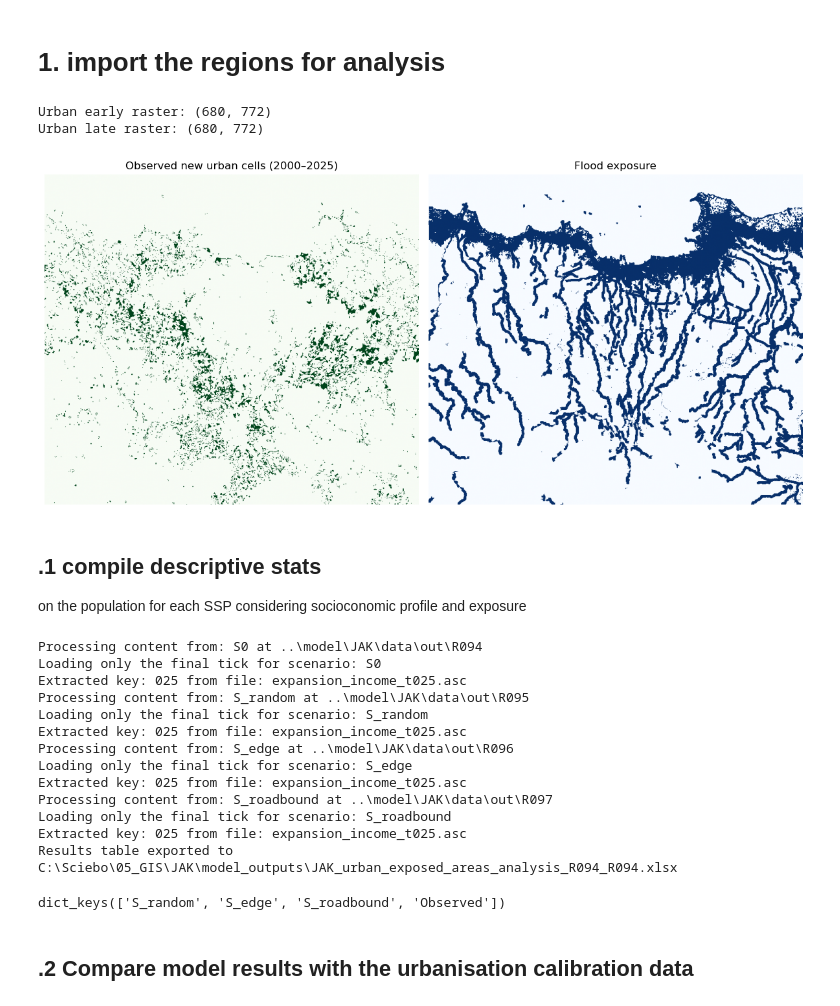
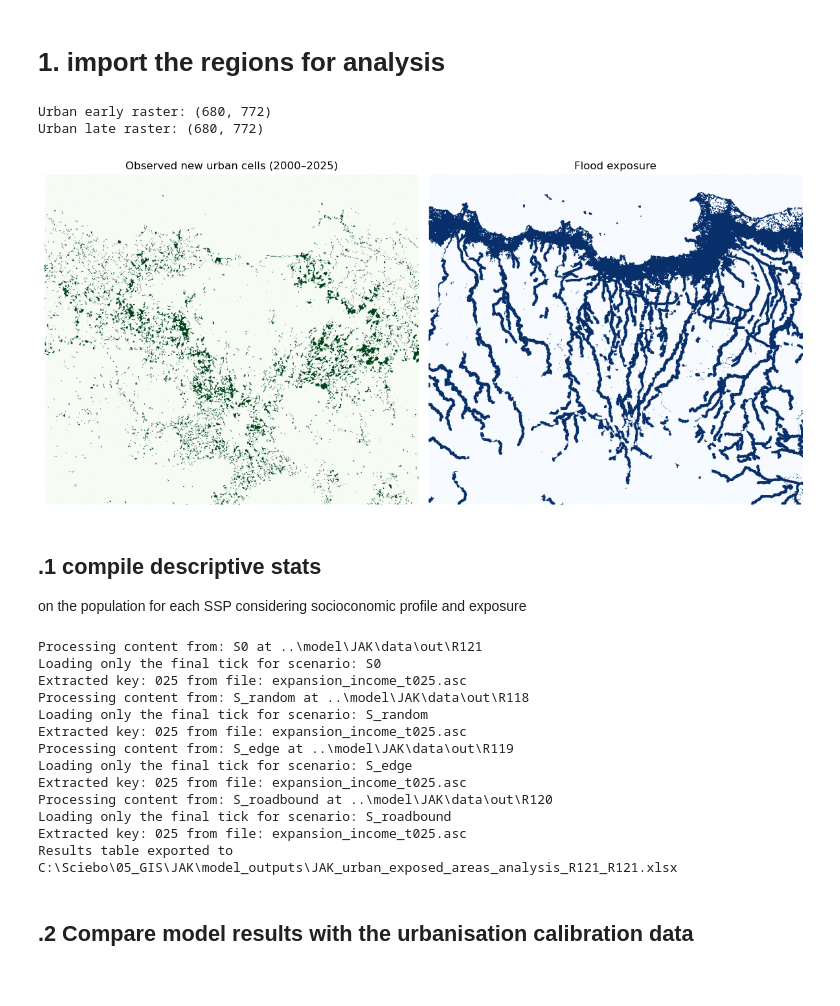
Before and after one commit to alexandrepereiraarq/TI-City-Model, a Jupyter notebook: notebooks/ti_city_10_output analysis.ipynb, the cells around one changed output. Cells and saved outputs as stored; diff of their text form; code cells hidden in the pictures.

```diff
--- a/notebooks/ti_city_10_output analysis.ipynb
+++ b/notebooks/ti_city_10_output analysis.ipynb
@@ -361,42 +361,47 @@ with rasterio.open(exposure_areas_path,'r') as src:
 # early = first year of calibration period calibration_years[0]
 # late = last year of calibration period calibration_years[1]
 
-urban_early_file = case_city + f'_URB_urbanisation_{calibration_years[0]}_GHSL_150m.tif'
-urban_early_path = model_inputs_150m_path / urban_early_file
+#urban_early_file = case_city + f'_URB_urbanisation_{calibration_years[0]}_GHSL_150m.tif'
+#urban_early_path = model_inputs_150m_path / urban_early_file
+
+urban_early_path = ti_city_ascii_path / 'urban_early.asc'
+
 with rasterio.open(urban_early_path,'r') as src:
     urban_early_raster = src.read(1)
     urban_early_raster_meta = src.meta
 print('Urban early raster:', urban_early_raster.shape)
 
-urban_late_file = case_city + f'_URB_urbanisation_{calibration_years[1]}_GHSL_150m.tif'
-urban_late_path = model_inputs_150m_path / urban_late_file
+#urban_late_file = case_city + f'_URB_urbanisation_{calibration_years[1]}_GHSL_150m.tif'
+#urban_late_path = model_inputs_150m_path / urban_late_file
+urban_late_path = ti_city_ascii_path / 'urban_late.asc'
+
 with rasterio.open(urban_late_path,'r') as src:
     urban_late_raster = src.read(1)
     urban_late_raster_meta = src.meta
 print('Urban late raster:', urban_late_raster.shape)
 
 # Extract observed new-urban cells (2000-2025) on the 150 m AOI grid
 new_cells_observed = observed_new_from_rasters(urban_late_raster, urban_early_raster).astype(np.uint8)
 
 #plot new_cells_observed
 fig, axes = plt.subplots(1, 2, figsize=(12, 6))
 
 axes[0].imshow(new_cells_observed, cmap='Greens', vmin=0, vmax=1)
 axes[0].set_title(
     f'Observed new urban cells ({calibration_years[0]}–{calibration_years[1]})'
 )
 axes[0].axis('off')
 
 axes[1].imshow(exposure_raster > 0, cmap='Blues', vmin=0, vmax=1)
 axes[1].set_title('Flood exposure')
 axes[1].axis('off')
 
 plt.tight_layout()
 plt.show()
 # %% [output]
 Urban early raster: (680, 772)
 Urban late raster: (680, 772)
-[figure, old version]
+[figure, new version]
 # %% [markdown]
 ## .1 compile descriptive stats
 on the population for each SSP considering socioconomic profile and exposure
@@ -412,13 +417,13 @@ scenario_name_dict = {
 }
 
 scenario_list = ['S0'] #, 'S0b', 'S0c', 'S0d']
-scenario_path_dict = {'S0': 'R094/'} # consider the output_folder
+scenario_path_dict = {'S0': 'R121/'} # consider the output_folder
 
 baseline_list = ['S_random', 'S_edge', 'S_roadbound']
 baseline_path_dict = {
-    'S_random': 'R095/',
-    'S_edge': 'R096/',
-    'S_roadbound': 'R097/'
+    'S_random': 'R118/',
+    'S_edge': 'R119/',
+    'S_roadbound': 'R120/'
 }
 
 results_dict = load_ascii_files(
@@ -447,23 +452,19 @@ results_table = compile_scenarios_table(
     export_results_table=True,
     export_path=model_outputs_path)
 # %% [output]
-Processing content from: S0 at ..\model\JAK\data\out\R094
+Processing content from: S0 at ..\model\JAK\data\out\R121
 Loading only the final tick for scenario: S0
 Extracted key: 025 from file: expansion_income_t025.asc
-Processing content from: S_random at ..\model\JAK\data\out\R095
+Processing content from: S_random at ..\model\JAK\data\out\R118
 Loading only the final tick for scenario: S_random
 Extracted key: 025 from file: expansion_income_t025.asc
-Processing content from: S_edge at ..\model\JAK\data\out\R096
+Processing content from: S_edge at ..\model\JAK\data\out\R119
 Loading only the final tick for scenario: S_edge
 Extracted key: 025 from file: expansion_income_t025.asc
-Processing content from: S_roadbound at ..\model\JAK\data\out\R097
+Processing content from: S_roadbound at ..\model\JAK\data\out\R120
 Loading only the final tick for scenario: S_roadbound
 Extracted key: 025 from file: expansion_income_t025.asc
-Results table exported to C:\Sciebo\05_GIS\JAK\model_outputs\JAK_urban_exposed_areas_analysis_R094_R094.xlsx
+Results table exported to C:\Sciebo\05_GIS\JAK\model_outputs\JAK_urban_exposed_areas_analysis_R121_R121.xlsx
-# %%
-print(baseline_dict.keys())
-# %% [output]
-dict_keys(['S_random', 'S_edge', 'S_roadbound', 'Observed'])
 # %% [markdown]
 ## .2 Compare model results with the urbanisation calibration data
 # %% [markdown]
```
Also changed, not shown: parts of 7 cells of this notebook.
